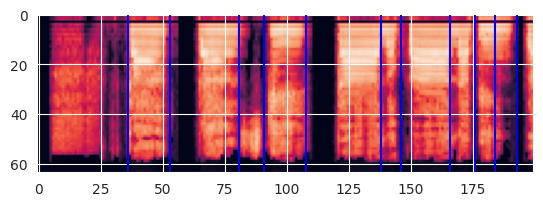
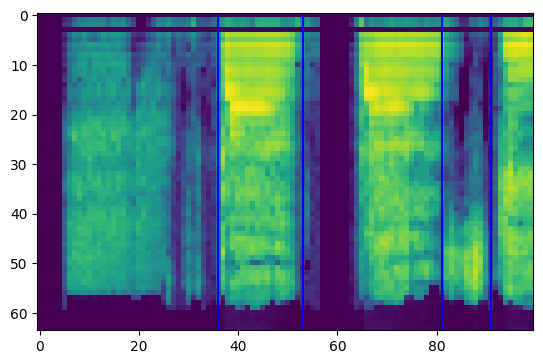
Unified diff of the notebook cell whose output changed from the first chart to the second:
--- before
+++ after
@@ -1,17 +1,5 @@
 import matplotlib.pyplot as plt
 
-# Get the slice
-a = 600 # 580
-b = 800 # 600
-spec_slice = mel_spec[a:b, :].T
-label_slice = labels[a:b]
 
-# Plot the transposed spectrogram
-plt.imshow(spec_slice)  # Transpose to show audio left-to-right
-
-# Add red lines for label=1 positions
-for i, label in enumerate(label_slice):
-    if label == 1:
-        plt.axvline(x=i, color='b')
 
 plt.show()

Commit: .